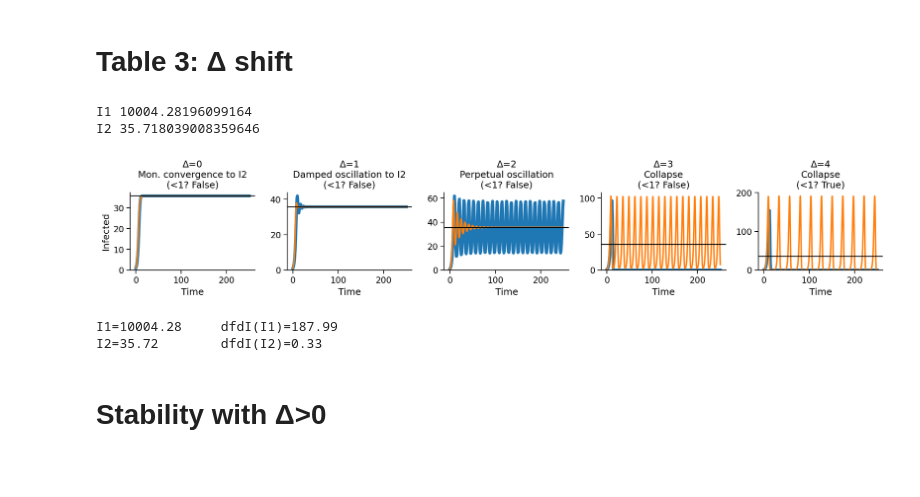
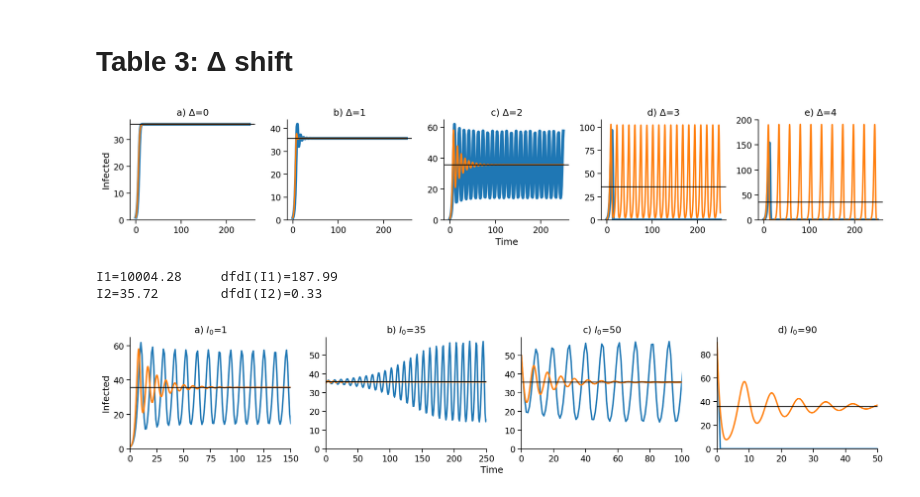
Before and after one commit to yoavram/SanJose, a Jupyter notebook: notebooks/model.ipynb, the cells around one changed output. Cells and saved outputs as stored; diff of their text form; code cells hidden in the pictures; blank space fills up the shorter version.

```diff
--- a/notebooks/model.ipynb
+++ b/notebooks/model.ipynb
@@ -160,15 +167,18 @@ line = np.linspace(I.min(), I.max())
 ax.plot(line, line, ls='--', color='k')
 t, I = det_cont_simulation(I0, N, b0, γ, c_hat_, α1, α2, Δ)
 ax.plot(I[:-1], I[1:], '.')
-axes[1].plot(t, I, '--')
-ax.plot(I2(N, b0, γ, c_hat_, α1, α2), I2(N, b0, γ, c_hat_, α1, α2), 'ok')
+ax.plot(I2(N, b0, γ, c_hat_, α1, α2), I2(N, b0, γ, c_hat_, α1, α2), 'o', color='k', markersize=10)
 ax.set_xlabel('$I_t$')
 ax.set_ylabel('$I_{t+1}$')
-ax.set_title('Figure 5')
 
-axes[1].set(xlabel='Time', ylabel='$I_t$')
+ax = axes[1]
+ax.plot(t, I, '--')
+ax.axhline(I2(N, b0, γ, c_hat_, α1, α2), ls='--', color='k')
+ax.set(xlabel='Time', ylabel='$I_t$', xlim=(0, None))
 
+# ax.set_title('Figure 8')
+for ax, label in zip(axes.flat, 'abcd'): ax.set_title("{})".format(label))
 sns.despine()
 fig.tight_layout()
-fig.savefig('../figures/fig5.pdf')
+fig.savefig('../figures/fig8.pdf')
 # %% [output]
@@ -743,8 +763,8 @@ for b0_ in b0s:
     t, Icont = det_cont_simulation(I0, N, b0_, γ, c_hat, α1, α2, Δ, tmax=250)
     results_table1.append((Idis, t, Icont))
 # %%
-fig, axes = plt.subplots(1, len(b0s), figsize=(15, 3))
-for ax, b0_, res, classif in zip(axes.flat, b0s, results_table1, classifications):
+fig, axes = plt.subplots(1, len(b0s), figsize=(15, 3), sharex=True)
+for label, ax, b0_, res, classif in zip('abcdfef', axes.flat, b0s, results_table1, classifications):
     I1_ = I1(N, b0_, γ, c_hat, α1, α2)
     I2_ = I2(N, b0_, γ, c_hat, α1, α2)
     print('b0={:12}\tI1={:12.2f}\tI2={:12.2f}'.format(b0_, I1_, I2_))
@@ -752,10 +772,12 @@ for ax, b0_, res, classif in zip(axes.flat, b0s, results_table1, classifications
     ax.plot(Idis, lw=4)
     ax.plot(t, Icont, '-', lw=2)
     ax.axhline(I2_, color='k')
-    ax.set(xlabel='Time', ylim=(0, max(Idis.max(), Icont.max())), title='b0={}\n{}\n(<1? {})'.format(b0_, classif, (Icont<1).any()))
+    ax.set(ylim=(0, None), title='{}) b0={}'.format(label, b0_))
+axes[2].set(xlabel='Time')
 axes[0].set(ylabel='Infected')
 fig.tight_layout()
 sns.despine()
+fig.savefig('../figures/fig4.pdf', dpi=100)
 # %% [output]
 b0=       0.005 I1=    10425.58 I2=         nan
 b0=        0.01 I1=    10107.66 I2=       92.34
@@ -783,14 +805,16 @@ for γ_ in γs:
     t, Icont = det_cont_simulation(I0, N, b0, γ_, c_hat, α1, α2, Δ, tmax=250)
     results_table2.append((Idis, t, Icont))
 # %%
-fig, axes = plt.subplots(1, len(γs), figsize=(15, 3))
-for ax, γ_, res, classif in zip(axes.flat, γs, results_table2, classifications):
+fig, axes = plt.subplots(1, len(γs), figsize=(15, 3), sharex=True)
+for label, ax, γ_, res, classif in zip('abcdef', axes.flat, γs, results_table2, classifications):
     Idis, t, Icont = res
     ax.plot(Idis, lw=4)
     ax.plot(t, Icont, '-', lw=2)
     ax.axhline(I2(N, b0, γ_, c_hat, α1, α2), color='k')
-    ax.set(xlabel='Time', ylim=(0, None), title='γ={}\n{}'.format(γ_, classif))
+    ax.set(ylim=(0, None), title='{}) γ={}'.format(label, γ_))
+axes[2].set(xlabel='Time')
 axes[0].set(ylabel='Infected')
 fig.tight_layout()
 sns.despine()
+fig.savefig('../figures/fig5.pdf', dpi=100)
 # %% [output]
@@ -802,7 +826,7 @@ Check "perpertual oscillation":
 
 # Idis0 = det_dis_simulation(I0, N, b0, γ_, c_hat, α1, α2, Δ, tmax=2500, min0=False, maxN=False)
 Idis = det_dis_simulation(I0, N, b0, γ_, c_hat, α1, α2, Δ, tmax=2500, min0=True, maxN=True)
-t, Icont = det_cont_simulation(I0, N, b0, γ_, c_hat, α1, α2, Δ, tmax=2500)
+# t, Icont = det_cont_simulation(I0, N, b0, γ_, c_hat, α1, α2, Δ, tmax=2500)
 # %%
 fig, ax = plt.subplots()
 ax.plot(Idis, lw=4)
@@ -850,25 +874,21 @@ for Δ_ in Δs:
     t, Icont = det_cont_simulation(I0, N, b0, γ, c_hat, α1, α2, Δ_, tmax=250)
     results_table3.append((Idis, t, Icont))
 # %%
-I1_ = I1(N, b0, γ, c_hat, α1, α2)
-I2_ = I2(N, b0, γ, c_hat, α1, α2)
-print('I1', I1_)
-print('I2', I2_)
-
-fig, axes = plt.subplots(1, len(Δs), figsize=(15, 3))
-for ax, Δ_, res, classif in zip(axes.flat, Δs, results_table3, classifications):
+fig, axes = plt.subplots(1, len(Δs), figsize=(15, 3), sharex=True)
+for label, ax, Δ_, res, classif in zip('abcdef', axes.flat, Δs, results_table3, classifications):
     Idis, t, Icont = res
     ax.plot(Idis, lw=4)
     ax.plot(t, Icont, lw=2)
     ax.axhline(I2_, color='k')
-    ax.set(xlabel='Time', ylim=(0, None), title='Δ={}\n{}\n(<1? {})'.format(Δ_, classif, (Icont<1).any()))
+    ax.set(ylim=(0, None), title='{}) Δ={}'.format(label, Δ_))
+#     ax.set(xlabel='Time', ylim=(0, None), title='Δ={}\n{}\n(<1? {})'.format(Δ_, classif, (Icont<1).any()))
+axes[2].set(xlabel='Time')
 axes[0].set(ylabel='Infected')
 fig.tight_layout()
 sns.despine()
+fig.savefig('../figures/fig3.pdf', dpi=100)
 # %% [output]
-I1 10004.28196099164
-I2 35.718039008359646
-[figure, old version]
+[figure, new version]
 # %%
 I1_ = I1(N, b0, γ, c_hat, α1, α2)
 I2_ = I2(N, b0, γ, c_hat, α1, α2)
@@ -878,5 +898,3 @@ print('I2={:.2f}\tdfdI(I2)={:.2f}'.format(I2_, dfdI(I2_, N, b0, γ, c_hat, α1,
 # %% [output]
 I1=10004.28     dfdI(I1)=187.99
 I2=35.72        dfdI(I2)=0.33
-# %% [markdown]
-# Stability with Δ>0
@@ -882,0 +908,20 @@ I2=35.72        dfdI(I2)=0.33
+# %%
+fig, axes = plt.subplots(1, len(I0s), figsize=(15, 3))
+for label, ax, I0_, (Idis, t, Icont) in zip('abcdef', axes.flat, I0s, results_I0s):
+    ax.plot(Idis, lw=2)
+    ax.plot(t, Icont, lw=2)
+    ax.axhline(I2_, color='k')
+    ax.set(title='{}) $I_0$={}'.format(label, I0_), ylim=(0, None), xlim=(0, None))
+axes[0].set_ylabel('Infected')
+fig_xlabel(fig, 'Time')
+
+axes[0].set_xlim(0, 150)
+axes[1].set_xlim(0, 250)
+axes[2].set_xlim(0, 100)
+axes[3].set_xlim(0, 50)
+
+fig.tight_layout()
+sns.despine()
+fig.savefig('../figures/I0s.pdf')
+# %% [output]
+[figure, added]
```
Also changed, not shown: parts of 11 cells of this notebook.
